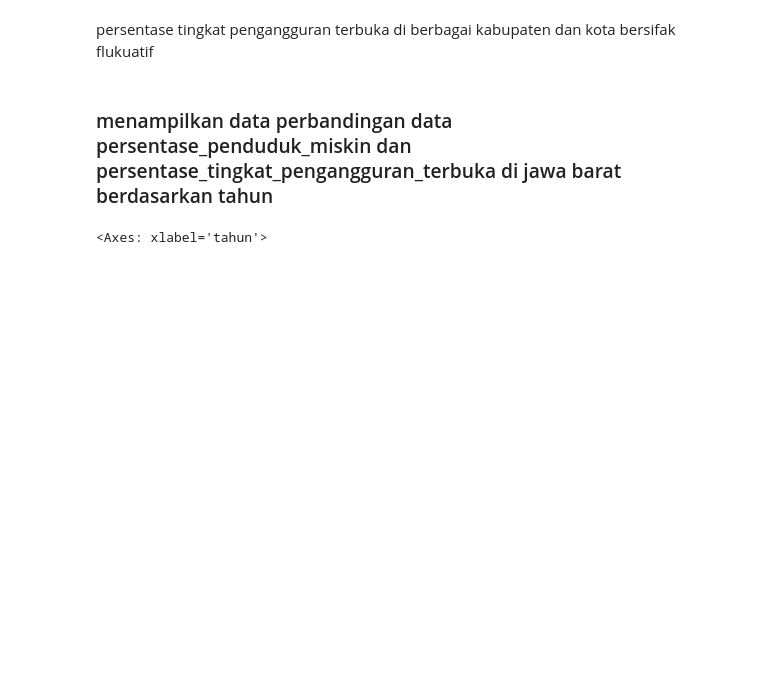
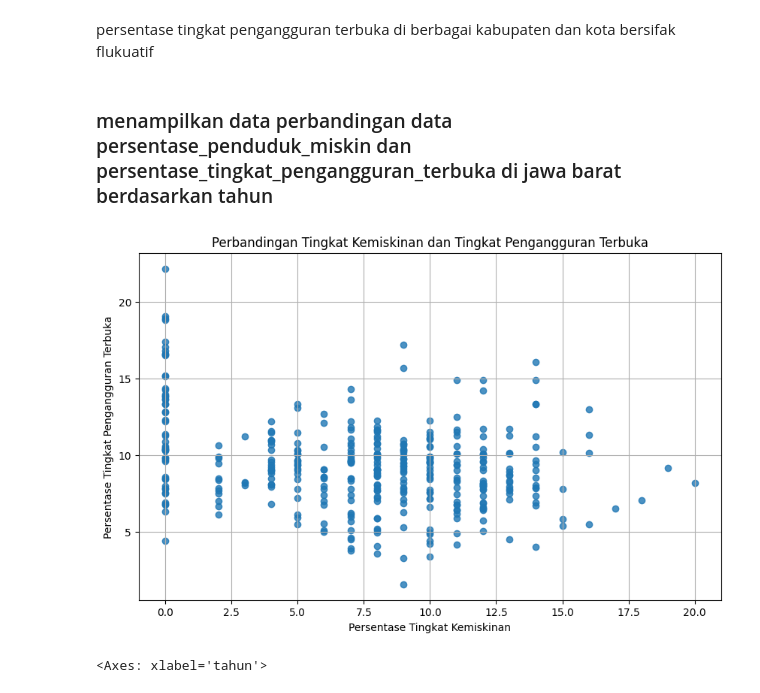
Before and after one commit to AlfiFaiz/data_mining, a Jupyter notebook: kelompok_4.ipynb, the cells around one changed output. Saved outputs shown, nothing was run; the diff lists cells and outputs as text; code cells hidden in the pictures; blank space fills up the shorter version.

```diff
--- a/kelompok_4.ipynb
+++ b/kelompok_4.ipynb
@@ -300,6 +328,18 @@ plt.show()
 persentase tingkat pengangguran terbuka di berbagai kabupaten dan kota bersifak flukuatif
 # %% [markdown]
 ### menampilkan data perbandingan data persentase_penduduk_miskin dan persentase_tingkat_pengangguran_terbuka di jawa barat berdasarkan tahun
+# %%
+plt.figure(figsize=(10, 6))
+scatter = plt.scatter(df2['persentase_penduduk_miskin'], df2['persentase_tingkat_pengangguran_terbuka'], alpha=0.8)
+
+plt.xlabel('Persentase Tingkat Kemiskinan')
+plt.ylabel('Persentase Tingkat Pengangguran Terbuka')
+plt.title('Perbandingan Tingkat Kemiskinan dan Tingkat Pengangguran Terbuka')
+plt.grid(True)
+
+plt.show()
+# %% [output]
+[figure, added]
 # %%
 import warnings
 warnings.filterwarnings('ignore')
```
Also changed, not shown: parts of 1 cell of this notebook.
